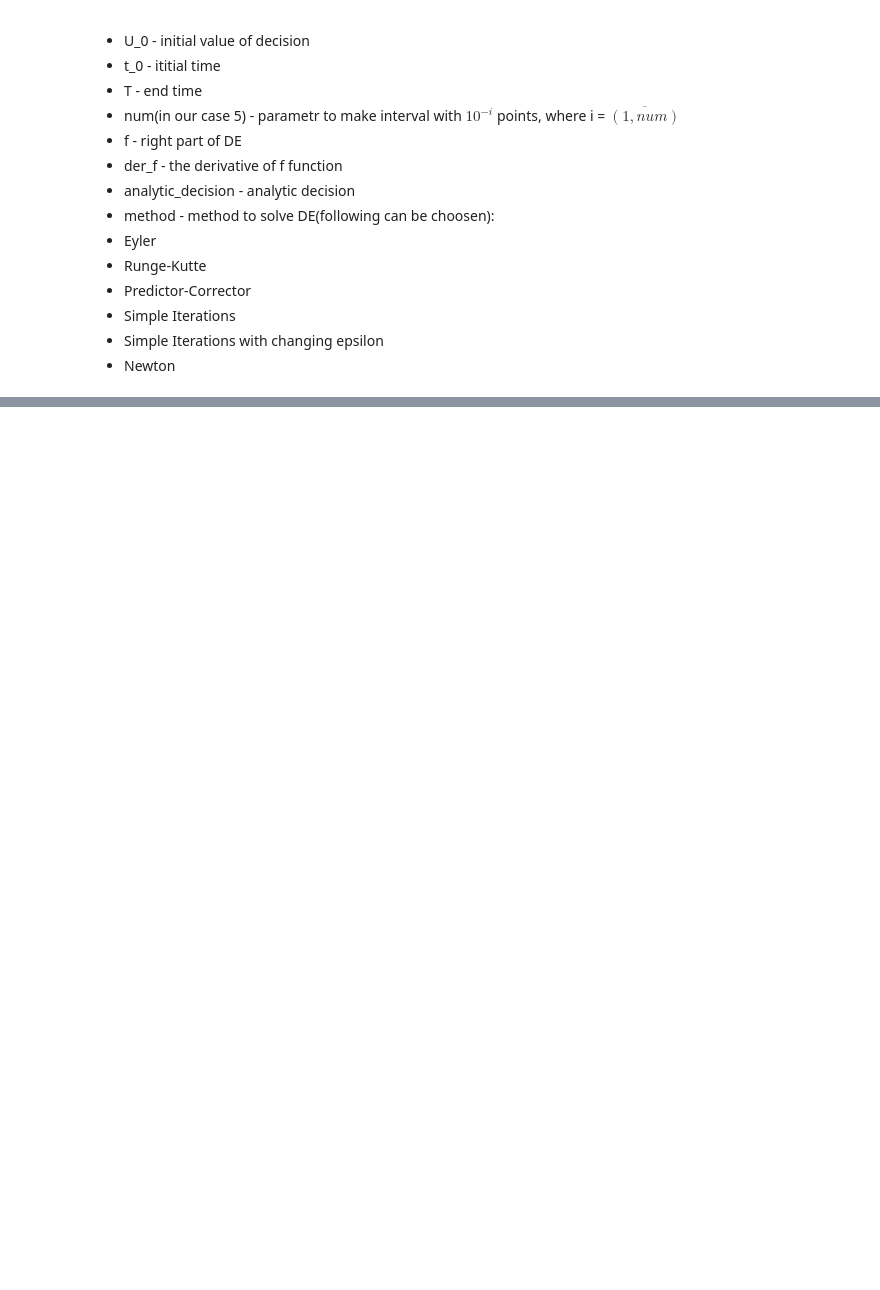
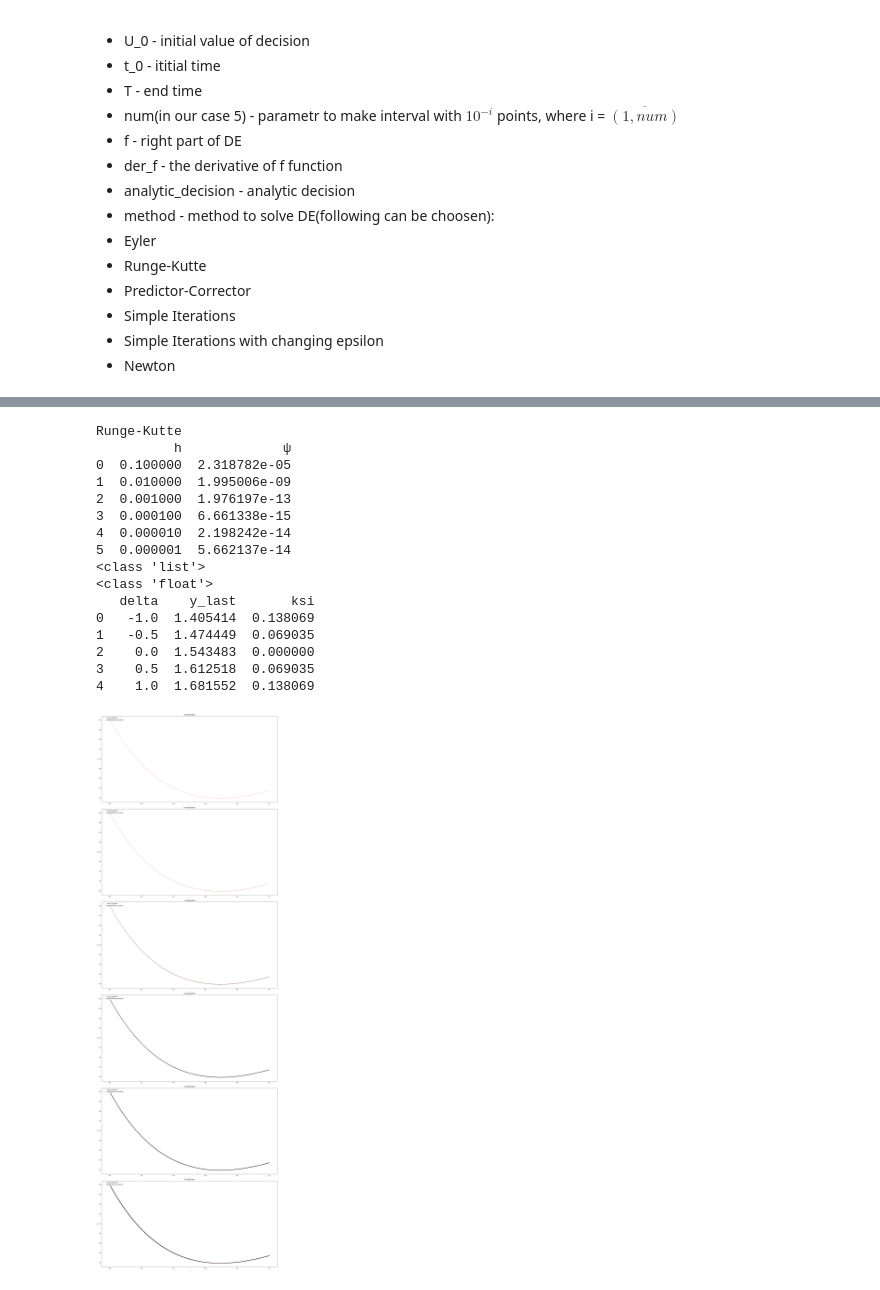
Before and after one commit to shanberochka/KFU_Term4_MathModeling, a Jupyter notebook: Введение_в_мат_моделирование_class_Analysis.ipynb, the cells around one changed output, grey strips where cells are left out. Saved outputs shown, nothing was run; the diff lists cells and outputs as text; code cells hidden in the pictures; blank space fills up the shorter version.

```diff
--- a/Введение_в_мат_моделирование_class_Analysis.ipynb
+++ b/Введение_в_мат_моделирование_class_Analysis.ipynb
@@ -336,0 +478,21 @@ Eyler
+# %%
+table = Analysis(U_0, t_0, T, 6, f, der_f, analytic_decision, method = 'Runge-Kutte')
+table.train()
+# %% [output]
+Runge-Kutte
+          h             ψ
+0  0.100000  2.318782e-05
+1  0.010000  1.995006e-09
+2  0.001000  1.976197e-13
+3  0.000100  6.661338e-15
+4  0.000010  2.198242e-14
+5  0.000001  5.662137e-14
+<class 'list'>
+<class 'float'>
+   delta    y_last       ksi
+0   -1.0  1.405414  0.138069
+1   -0.5  1.474449  0.069035
+2    0.0  1.543483  0.000000
+3    0.5  1.612518  0.069035
+4    1.0  1.681552  0.138069
+[figure, added]
```
Also changed, not shown: parts of 13 cells of this notebook.
